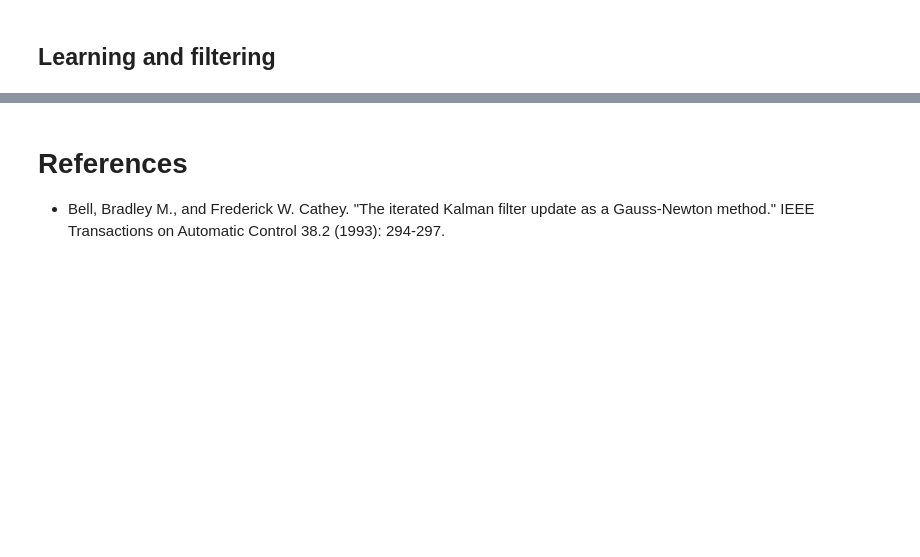
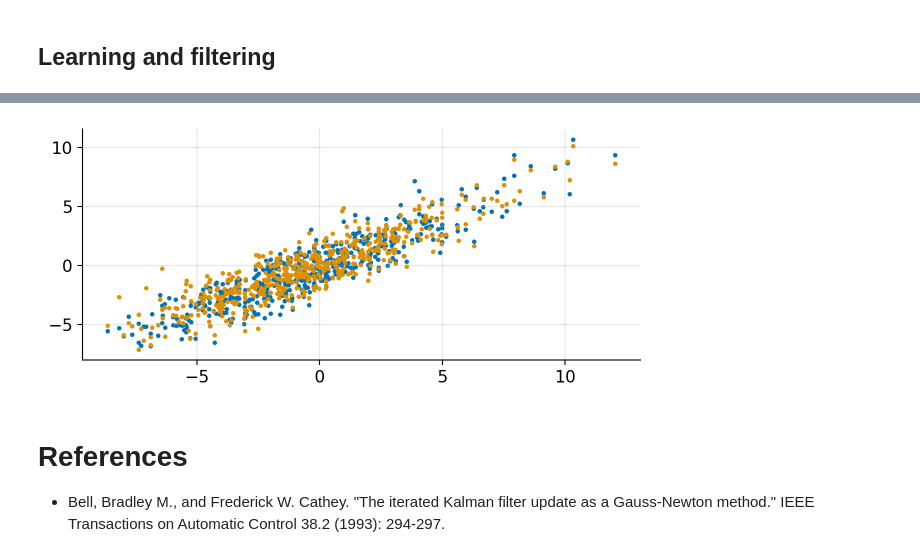
Before and after one commit to gerdm/filtering-notes, a Jupyter notebook: 03-kalman-filter/arma-learning.ipynb, the cells around one changed output, grey strips where cells are left out. Drawn from its saved outputs; the diff is of its cells as text; code cells hidden in the pictures; blank space fills up the shorter version.

```diff
--- a/03-kalman-filter/arma-learning.ipynb
+++ b/03-kalman-filter/arma-learning.ipynb
@@ -308,3 +329,10 @@ plt.grid(alpha=0.3)
+# %%
+markersize = 5
+plt.scatter(sample["y"], hist_optimal["yhat"], s=markersize)
+plt.scatter(sample["y"], hist_online["yhat"], s=markersize)
+plt.grid(alpha=0.3)
+# %% [output]
+[figure, added]
 # %% [markdown]
 # References
 * Bell, Bradley M., and Frederick W. Cathey. "The iterated Kalman filter update as a Gauss-Newton method." IEEE Transactions on Automatic Control 38.2 (1993): 294-297.
```
Also changed, not shown: parts of 17 cells of this notebook.
